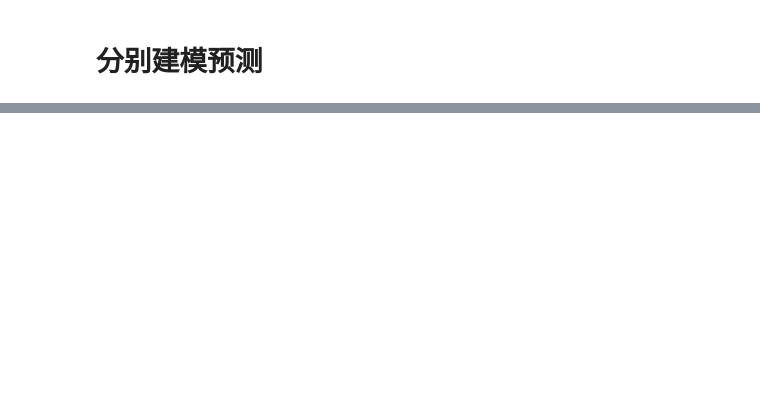
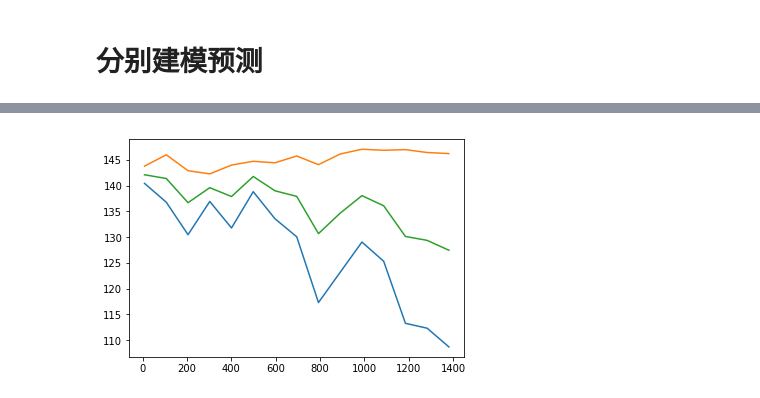
Before and after one commit to szlemail/JDDer, a Jupyter notebook: lgb.ipynb, the cells around one changed output, grey strips where cells are left out. Cells and saved outputs as stored; diff of their text form; code cells hidden in the pictures; blank space fills up the shorter version.

```diff
--- a/lgb.ipynb
+++ b/lgb.ipynb
@@ -241,0 +178,18 @@ df
+# %%
+lgbdf = pd.read_csv("predict112703.csv", header = None)
+arimadf = pd.read_csv("prediction1.csv", header = None)
+arimadf.columns = ['date_dt', 'city', 'district', 'dwell', 'flow_in', 'flow_out']
+lgbdf.columns = ['date_dt', 'city', 'district', 'dwell', 'flow_in', 'flow_out']
+mdf = pd.merge(lgbdf, arimadf, how='left', on = ['date_dt', 'city', 'district'])
+mdf['dwell'] = mdf[['dwell_x', 'dwell_y']].mean(axis = 1)
+mdf['flow_in'] = mdf[['flow_in_x', 'flow_in_y']].mean(axis = 1)
+mdf['flow_out'] = mdf[['flow_out_x', 'flow_out_y']].mean(axis = 1)
+mdf[['date_dt', 'city', 'district', 'dwell', 'flow_in', 'flow_out']].to_csv("merge112703.csv", header = None, index = None)
+# %%
+district = districts[i]
+plt.plot(mdf[mdf.district == district]['dwell_x'])
+plt.plot(mdf[mdf.district == district]['dwell_y'])
+plt.plot(mdf[mdf.district == district]['dwell'])
+i = (i + 1)%98
+# %% [output]
+[figure, added]
```
Also changed, not shown: parts of 17 cells of this notebook.
